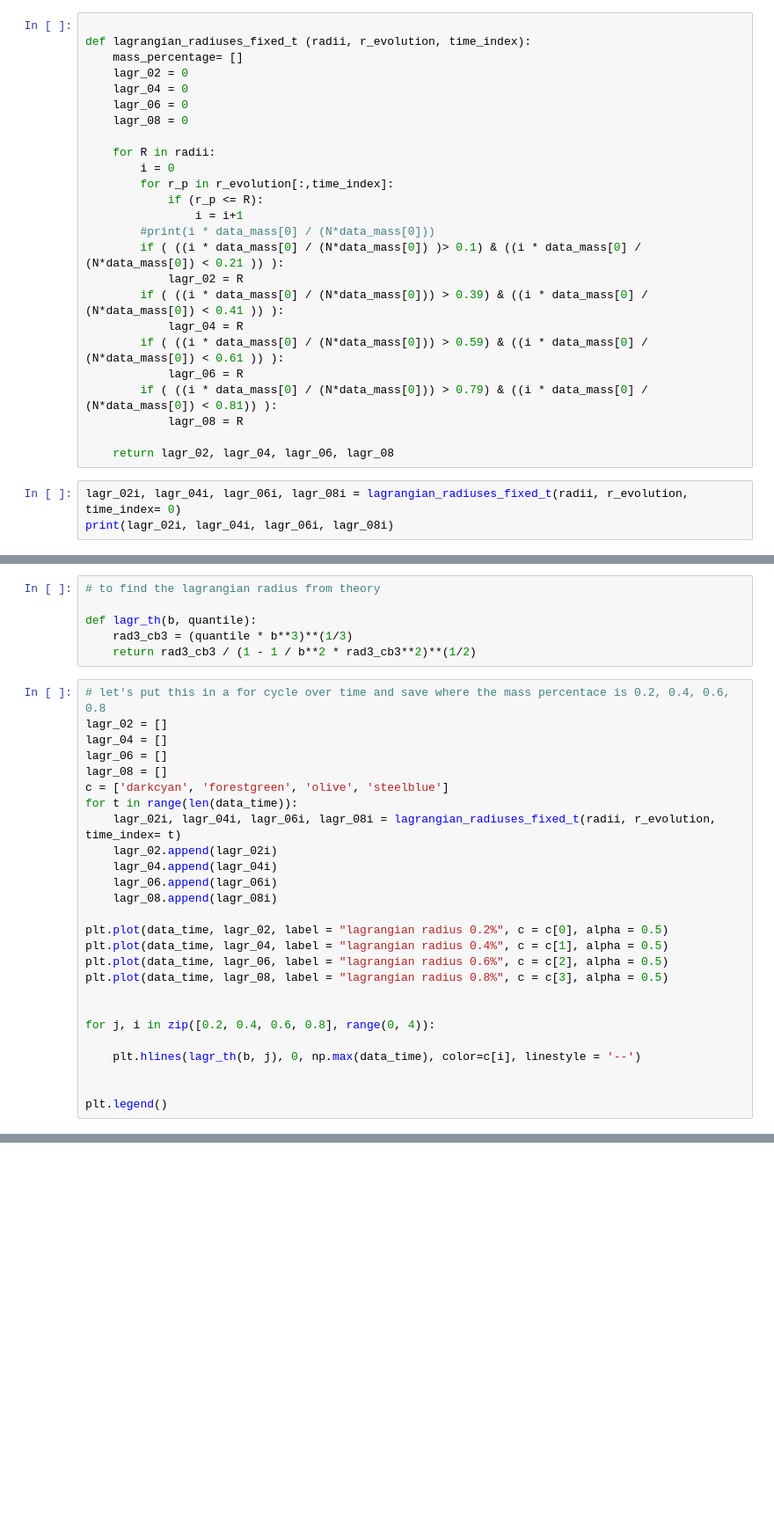
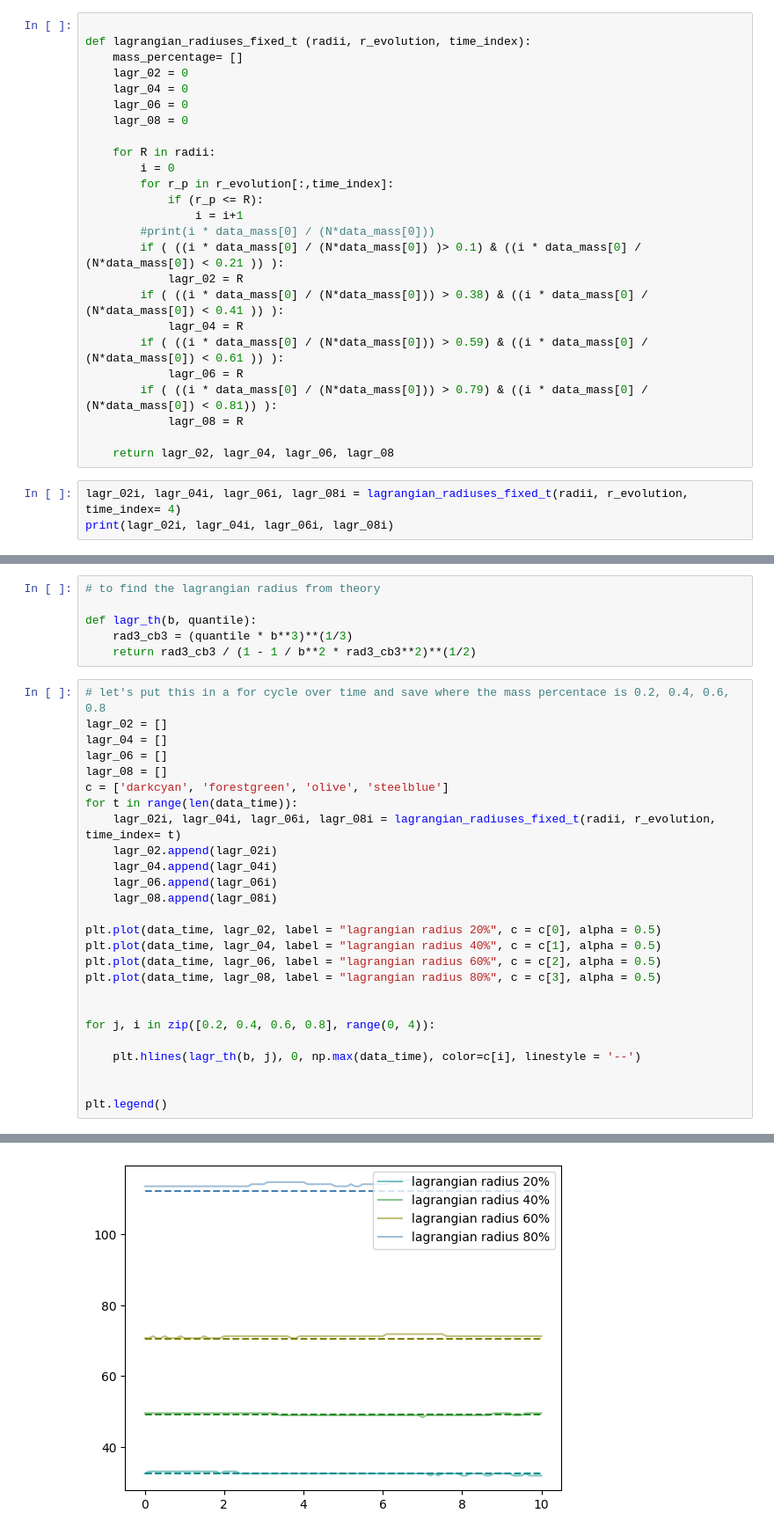
Before and after one commit to malvibellotti/Dynamics-experience-4, a Jupyter notebook: Treecode_plots_10000.ipynb, the cells around one changed output, grey strips where cells are left out. Shown at 88% size. Saved outputs shown, nothing was run; the diff lists cells and outputs as text; blank space fills up the shorter version.

```diff
--- a/Treecode_plots_10000.ipynb
+++ b/Treecode_plots_10000.ipynb
@@ -645,7 +657,7 @@ def lagrangian_radiuses_fixed_t (radii, r_evolution, time_index):
         #print(i * data_mass[0] / (N*data_mass[0]))
         if ( ((i * data_mass[0] / (N*data_mass[0]) )> 0.1) & ((i * data_mass[0] / (N*data_mass[0]) < 0.21 )) ):
             lagr_02 = R
-        if ( ((i * data_mass[0] / (N*data_mass[0])) > 0.39) & ((i * data_mass[0] / (N*data_mass[0]) < 0.41 )) ):
+        if ( ((i * data_mass[0] / (N*data_mass[0])) > 0.38) & ((i * data_mass[0] / (N*data_mass[0]) < 0.41 )) ):
             lagr_04 = R
         if ( ((i * data_mass[0] / (N*data_mass[0])) > 0.59) & ((i * data_mass[0] / (N*data_mass[0]) < 0.61 )) ):
             lagr_06 = R
@@ -654,6 +666,6 @@ def lagrangian_radiuses_fixed_t (radii, r_evolution, time_index):
 
     return lagr_02, lagr_04, lagr_06, lagr_08
 # %%
-lagr_02i, lagr_04i, lagr_06i, lagr_08i = lagrangian_radiuses_fixed_t(radii, r_evolution, time_index= 0)
+lagr_02i, lagr_04i, lagr_06i, lagr_08i = lagrangian_radiuses_fixed_t(radii, r_evolution, time_index= 4)
 print(lagr_02i, lagr_04i, lagr_06i, lagr_08i)
 # %% [output]
@@ -678,10 +690,10 @@ for t in range(len(data_time)):
     lagr_06.append(lagr_06i)
     lagr_08.append(lagr_08i)
 
-plt.plot(data_time, lagr_02, label = "lagrangian radius 0.2%", c = c[0], alpha = 0.5)
-plt.plot(data_time, lagr_04, label = "lagrangian radius 0.4%", c = c[1], alpha = 0.5)
-plt.plot(data_time, lagr_06, label = "lagrangian radius 0.6%", c = c[2], alpha = 0.5)
-plt.plot(data_time, lagr_08, label = "lagrangian radius 0.8%", c = c[3], alpha = 0.5)
+plt.plot(data_time, lagr_02, label = "lagrangian radius 20%", c = c[0], alpha = 0.5)
+plt.plot(data_time, lagr_04, label = "lagrangian radius 40%", c = c[1], alpha = 0.5)
+plt.plot(data_time, lagr_06, label = "lagrangian radius 60%", c = c[2], alpha = 0.5)
+plt.plot(data_time, lagr_08, label = "lagrangian radius 80%", c = c[3], alpha = 0.5)
 
 
 for j, i in zip([0.2, 0.4, 0.6, 0.8], range(0, 4)):
@@ -690,3 +702,4 @@ for j, i in zip([0.2, 0.4, 0.6, 0.8], range(0, 4)):
 
 
 plt.legend()
+# %% [output]
@@ -692,0 +707 @@ plt.legend()
+[figure, added]
```
Also changed, not shown: parts of 17 cells of this notebook.
